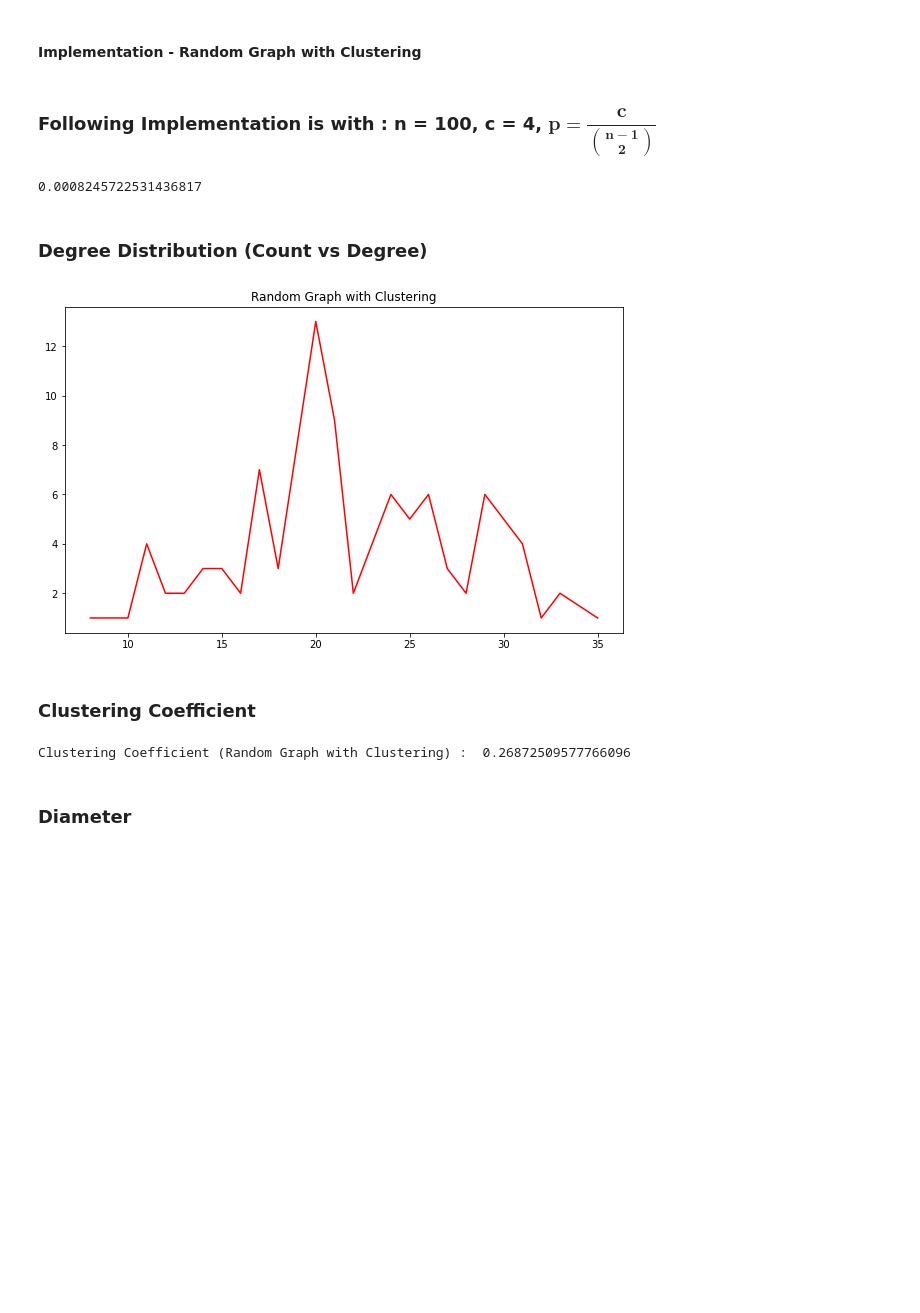
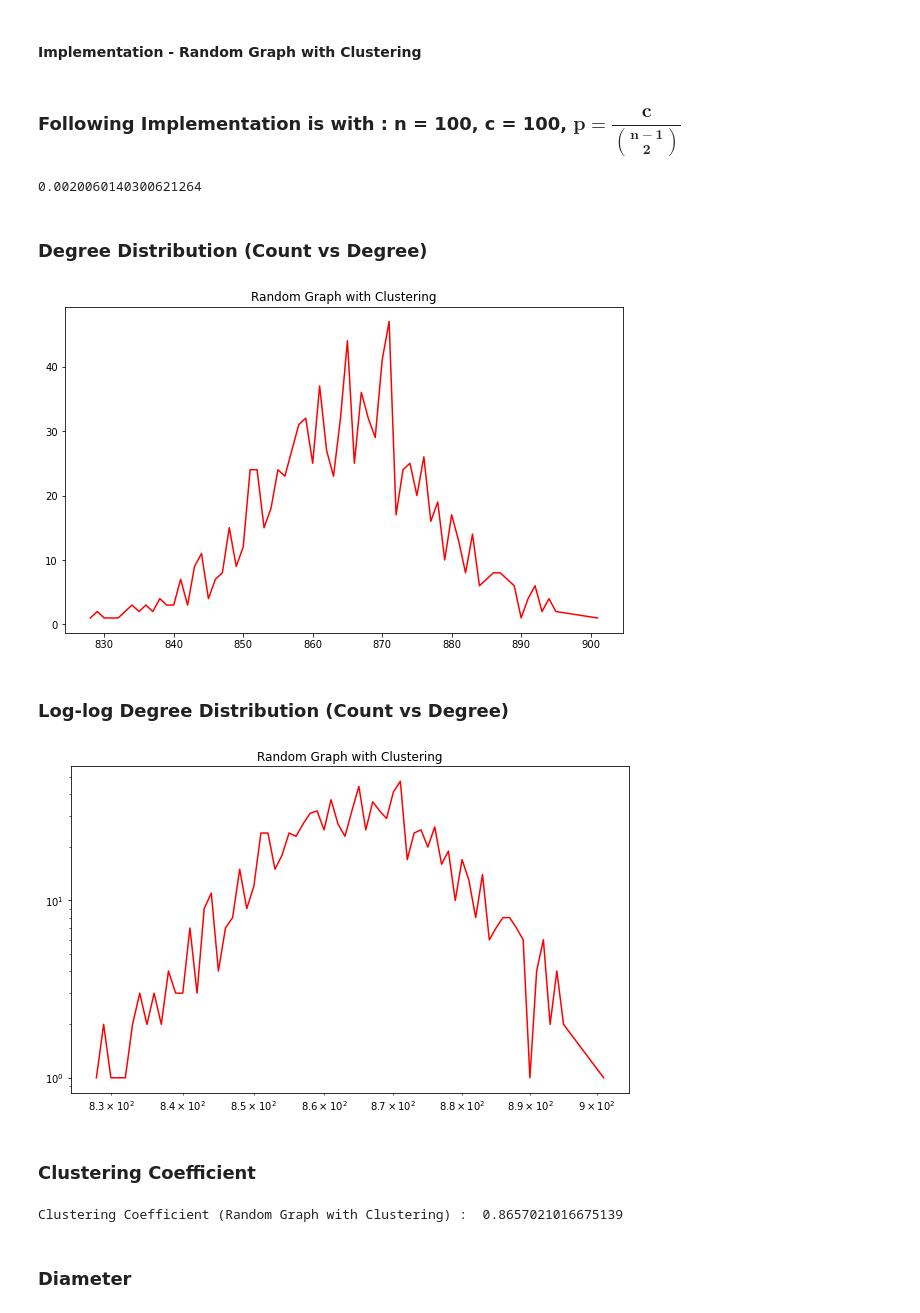
Before and after one commit to hasanjawad001/mlgn_1, a Jupyter notebook: assignment_1.ipynb, the cells around one changed output. Saved outputs shown, nothing was run; the diff lists cells and outputs as text; code cells hidden in the pictures; blank space fills up the shorter version.

```diff
--- a/assignment_1.ipynb
+++ b/assignment_1.ipynb
@@ -388,7 +388,7 @@ import random
 
 def nCr(n,r):
     f = math.factorial
-    return f(n) / f(r) / f(n-r)
+    return f(n) / (f(r) * f(n-r))
 
 def plot_degree_distribution_single(G, scale='normal', title='Random Graph with Clustering'):
     plt.figure(figsize=(10,6))
@@ -445,17 +445,9 @@ class ClusteredRandomGraph:
         return [i for i in range(self.n)]
 
     def build_edges(self):
-        list_possible_triplets = []
+        list_edges = []
         list_triplets = []
-        list_edges = []
-        for i in range(self.n):
-            current_node = self.nodes[i]
-            list_possible_other_nodes = self.nodes.copy()
-            list_possible_other_nodes.remove(i)
-            combs = list(combinations(list_possible_other_nodes, 2))
-            for comb in combs:
-                comb_triplet = (i,comb[0],comb[1])
-                list_possible_triplets.append(comb_triplet)
+        list_possible_triplets = list(combinations(self.nodes, 3))
 
         for possible_triplets in list_possible_triplets:
             rr = random.random()
@@ -477,18 +469,24 @@ class ClusteredRandomGraph:
         G.add_edges_from(self.edges)
         return G.to_undirected()
 # %% [markdown]
-### Following Implementation is with : n = 100, c = 4, $\mathbf{p = \dfrac{c}{{n-1 \choose 2}}}$
+### Following Implementation is with : n = 100, c = 100, $\mathbf{p = \dfrac{c}{{n-1 \choose 2}}}$
 # %%
-crg = ClusteredRandomGraph(100,4) # ClusteredRandomGraph(n,c)
+crg = ClusteredRandomGraph(1000,1000) # ClusteredRandomGraph(n,c)
 print(crg.p)
 # %% [output]
-0.0008245722531436817
+0.0020060140300621264
 # %% [markdown]
 ### Degree Distribution (Count vs Degree)
 # %%
 plot_degree_distribution_single(crg.graph, scale='normal', title='Random Graph with Clustering')
 # %% [output]
-[figure, old version]
+[figure, new version]
+# %% [markdown]
+### Log-log Degree Distribution (Count vs Degree)
+# %%
+plot_degree_distribution_single(crg.graph, scale='log', title='Random Graph with Clustering')
+# %% [output]
+[figure, added]
 # %% [markdown]
 ### Clustering Coefficient
 # %%
@@ -496,7 +494,7 @@ cc_crg = get_clustering_coefficient(crg.graph)
 
 print('Clustering Coefficient (Random Graph with Clustering) : ', cc_crg)
 # %% [output]
-Clustering Coefficient (Random Graph with Clustering) :  0.26872509577766096
+Clustering Coefficient (Random Graph with Clustering) :  0.8657021016675139
 # %% [markdown]
 ### Diameter
 # %%
```
Also changed, not shown: parts of 4 cells of this notebook, 1 other file.
